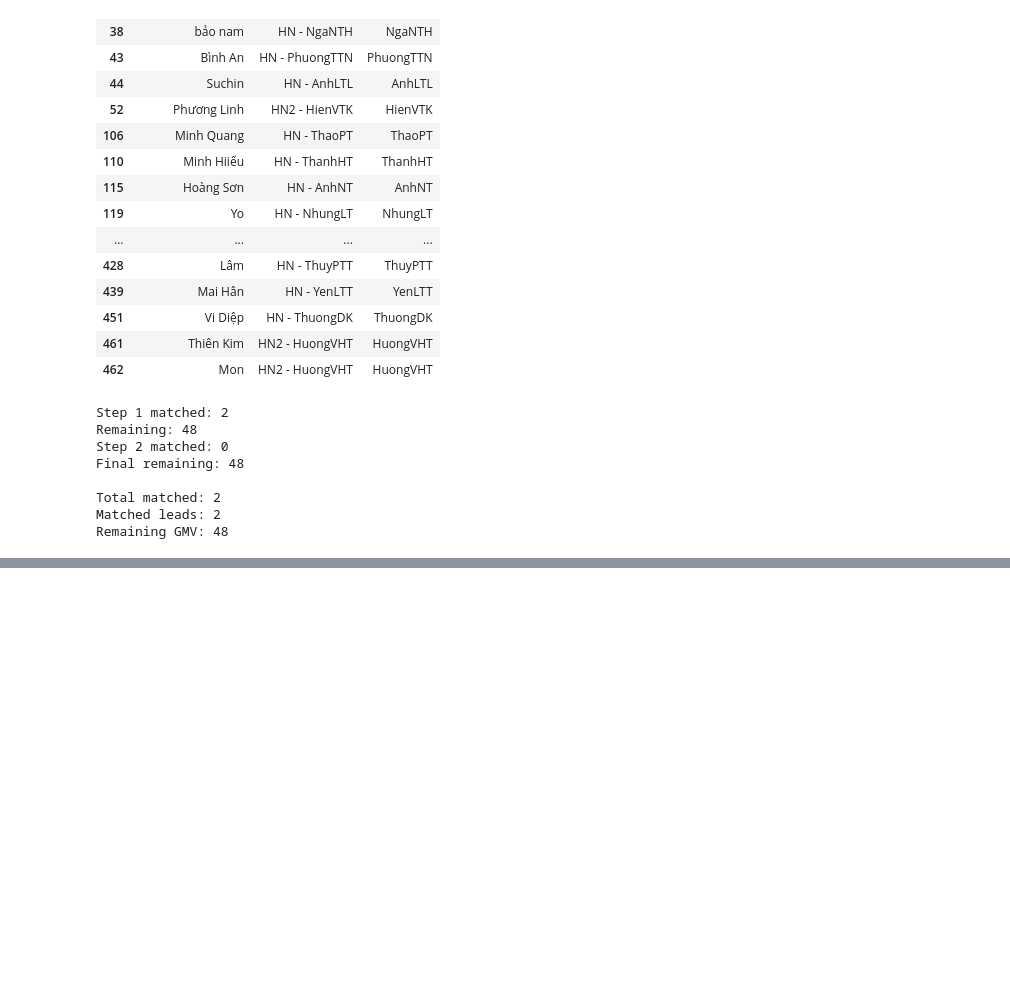
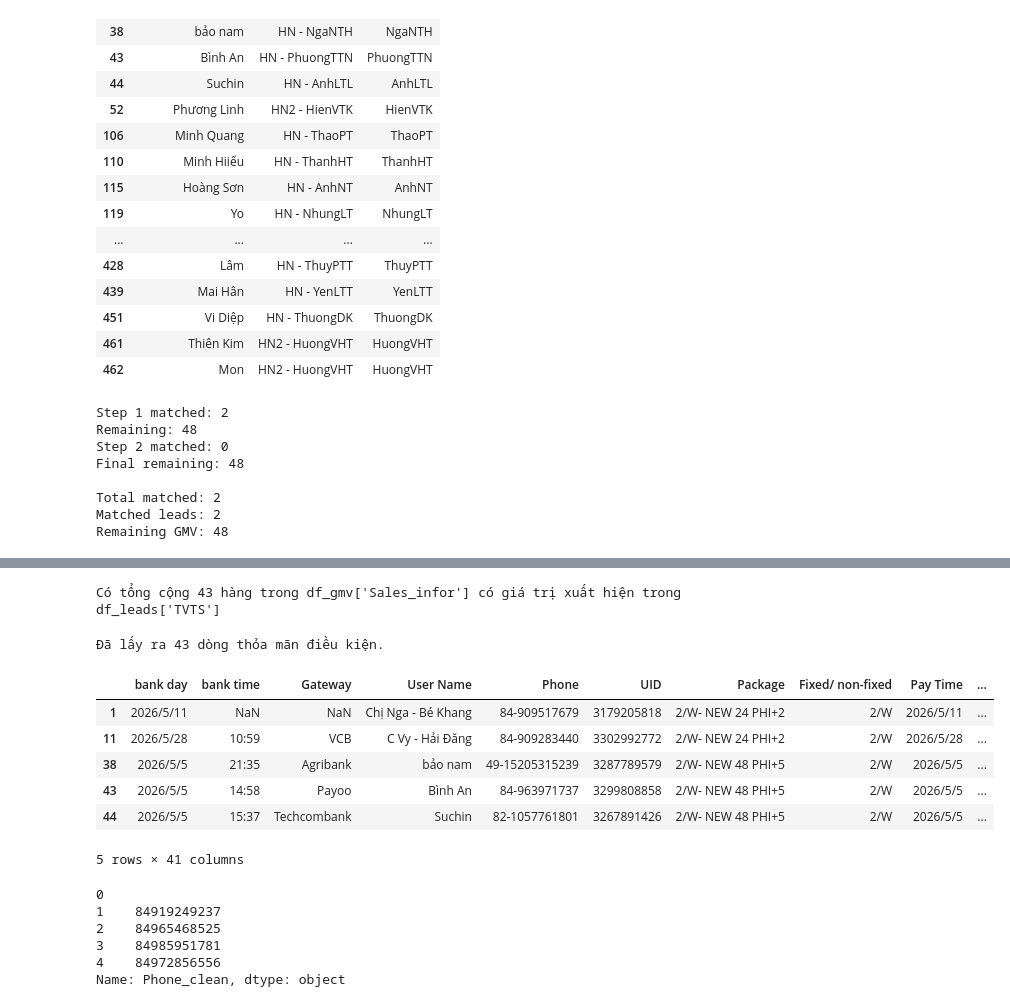
Before and after one commit to godwindk3/data_handle_palfish, a Jupyter notebook: practice_3.ipynb, the cells around one changed output, grey strips where cells are left out. Drawn from its saved outputs; the diff is of its cells as text; code cells hidden in the pictures; blank space fills up the shorter version.

```diff
--- a/practice_3.ipynb
+++ b/practice_3.ipynb
@@ -793,0 +856,47 @@ Name: 1, dtype: object
+# %%
+# Create a set of unique values from df_leads["TVTS"] (optimized for speed)
+# Drop NaN and strip spaces to ensure accurate matching
+leads_set = set(df_leads["TVTS"].dropna().astype(str).str.strip())
+
+# Check which rows in df_gmv["Sales_infor"] are in that set
+# We also clean the df_gmv side to match correctly
+matching_rows = df_gmv["Sales_infor"].dropna().astype(str).str.strip().isin(leads_set)
+
+# Count how many rows returned True
+total_matching_rows = matching_rows.sum()
+
+print(f"Có tổng cộng {total_matching_rows} hàng trong df_gmv['Sales_infor'] có giá trị xuất hiện trong df_leads['TVTS']")
+# %% [output]
+Có tổng cộng 43 hàng trong df_gmv['Sales_infor'] có giá trị xuất hiện trong df_leads['TVTS']
+# %%
+# 1. Create a clean set of unique values from df_leads["TVTS"]
+leads_set = set(df_leads["TVTS"].dropna().astype(str).str.strip())
+
+# 2. Create a clean version of df_gmv["Sales_infor"] to match with the set
+# (We use .map() here to keep the index aligned perfectly with df_gmv)
+condition = df_gmv["Sales_infor"].astype(str).str.strip().isin(leads_set)
+
+# 3. Filter df_gmv based on the condition
+df_matching_rows = df_gmv[condition]
+
+# Display the first few rows of the result
+print(f"Đã lấy ra {len(df_matching_rows)} dòng thỏa mãn điều kiện.")
+df_matching_rows.head()
+# %% [output]
+Đã lấy ra 43 dòng thỏa mãn điều kiện.
+|  | bank day | bank time | Gateway | User Name | Phone | UID | Package | Fixed/ non-fixed | Pay Time | ... |
+| 1 | 2026/5/11 | NaN | NaN | Chị Nga - Bé Khang | 84-909517679 | 3179205818 | 2/W- NEW 24 PHI+2 | 2/W | 2026/5/11 | ... |
+| 11 | 2026/5/28 | 10:59 | VCB | C Vy - Hải Đăng | 84-909283440 | 3302992772 | 2/W- NEW 24 PHI+2 | 2/W | 2026/5/28 | ... |
+| 38 | 2026/5/5 | 21:35 | Agribank | bảo nam | 49-15205315239 | 3287789579 | 2/W- NEW 48 PHI+5 | 2/W | 2026/5/5 | ... |
+| 43 | 2026/5/5 | 14:58 | Payoo | Bình An | 84-963971737 | 3299808858 | 2/W- NEW 48 PHI+5 | 2/W | 2026/5/5 | ... |
+| 44 | 2026/5/5 | 15:37 | Techcombank | Suchin | 82-1057761801 | 3267891426 | 2/W- NEW 48 PHI+5 | 2/W | 2026/5/5 | ... |
+5 rows × 41 columns
+# %%
+df_leads["Phone_clean"].head()
+# %% [output]
+0
+1    84919249237
+2    84965468525
+3    84985951781
+4    84972856556
+Name: Phone_clean, dtype: object
```
Also changed, not shown: parts of 24 cells of this notebook, 1 other file.
